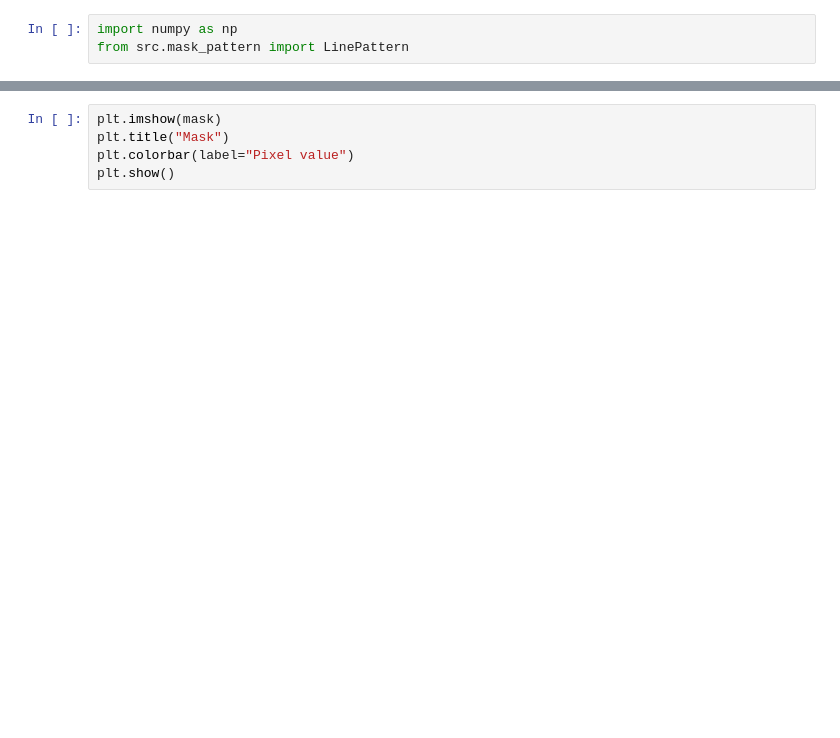
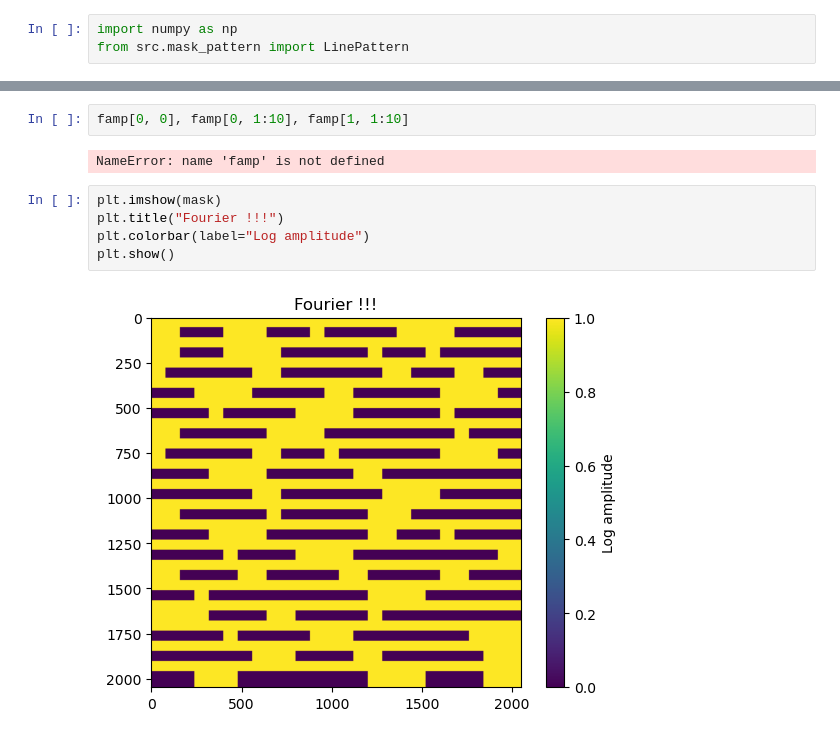
Before and after one commit to takahashi-edalab/EUVlitho, a Jupyter notebook: notebooks/electro_field.ipynb, the cells around one changed output, grey strips where cells are left out. Saved outputs shown, nothing was run; the diff lists cells and outputs as text; blank space fills up the shorter version.

```diff
--- a/notebooks/electro_field.ipynb
+++ b/notebooks/electro_field.ipynb
@@ -135,8 +652,14 @@ rfamp = np.maximum(np.log(np.abs(famp)) + 10, 0)
+# %%
+famp[0, 0], famp[0, 1:10], famp[1, 1:10]
+# %% [output]
+NameError: name 'famp' is not defined
 # %%
 plt.imshow(mask)
-plt.title("Mask")
-plt.colorbar(label="Pixel value")
+plt.title("Fourier !!!")
+plt.colorbar(label="Log amplitude")
 plt.show()
+# %% [output]
+[figure, added]
 # %%
 from src.source import source
 
```
Also changed, not shown: parts of 105 cells of this notebook, 9 other files.
